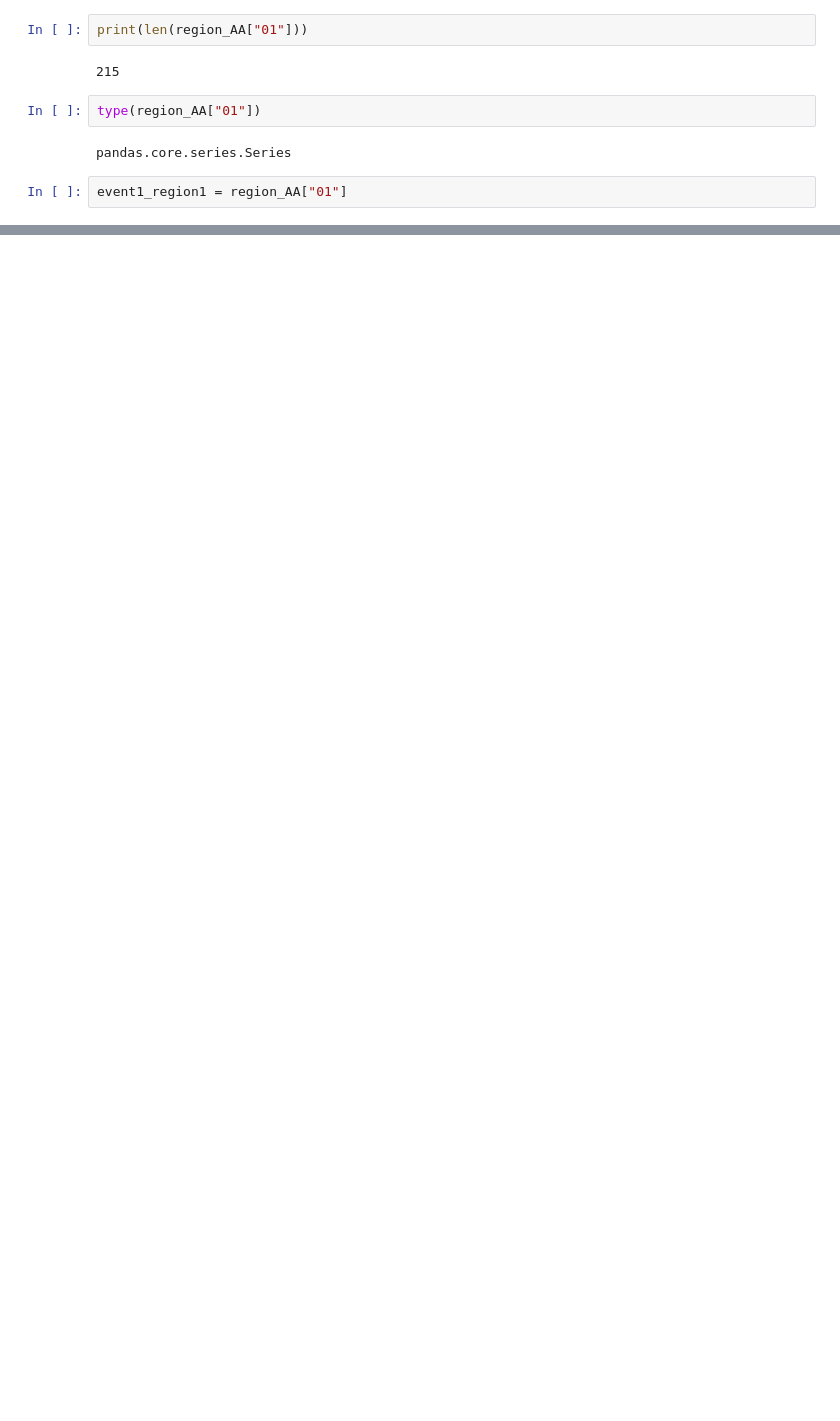
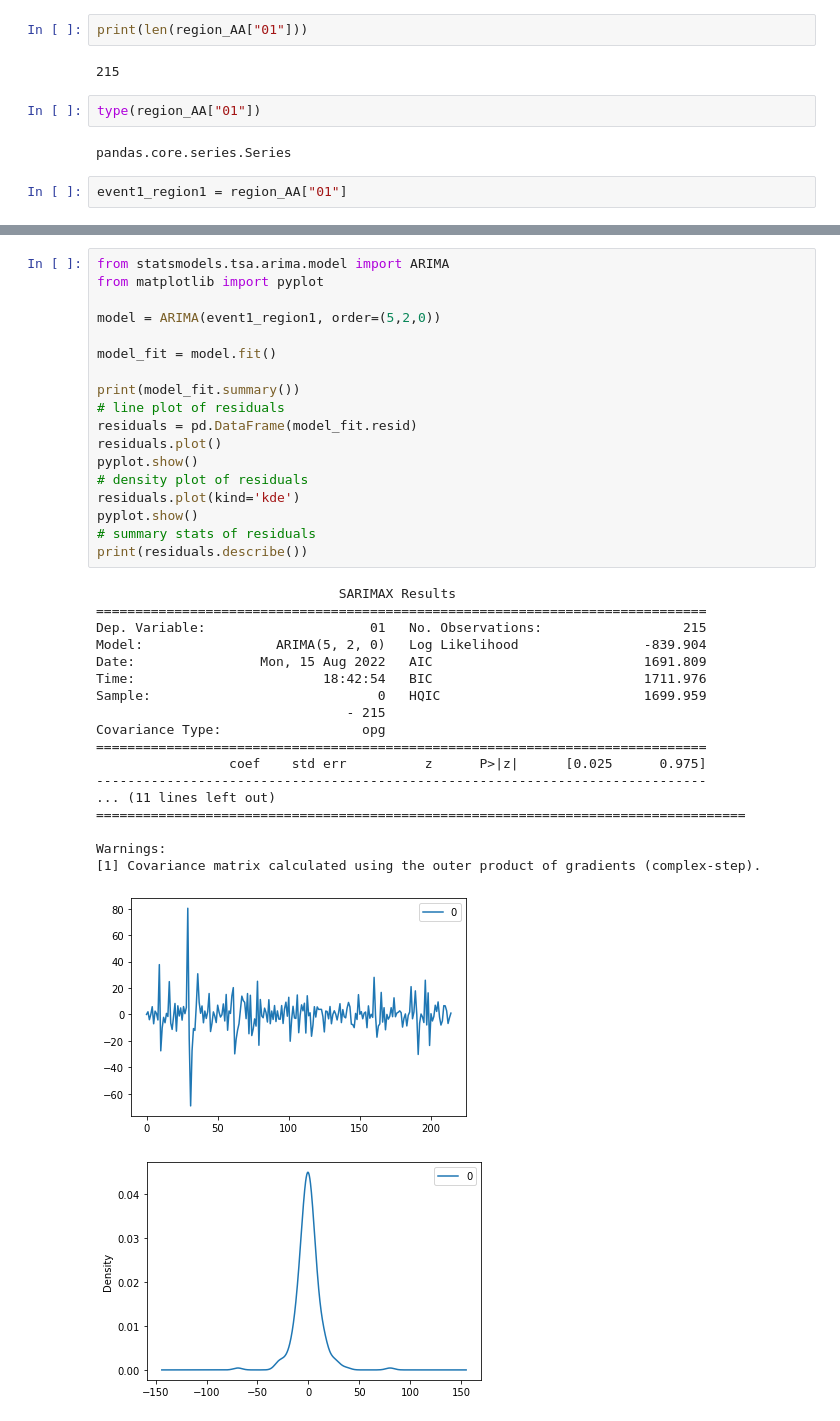
Before and after one commit to WillZ00/LISP-ATD-2022, a Jupyter notebook: ARIMA/arima.ipynb, the cells around one changed output, grey strips where cells are left out. Cells and saved outputs as stored; diff of their text form; blank space fills up the shorter version.

```diff
--- a/ARIMA/arima.ipynb
+++ b/ARIMA/arima.ipynb
@@ -105,0 +252,38 @@ train, test = train_test_split(y, train_size=100)
+# %%
+from statsmodels.tsa.arima.model import ARIMA
+from matplotlib import pyplot
+
+model = ARIMA(event1_region1, order=(5,2,0))
+
+model_fit = model.fit()
+
+print(model_fit.summary())
+# line plot of residuals
+residuals = pd.DataFrame(model_fit.resid)
+residuals.plot()
+pyplot.show()
+# density plot of residuals
+residuals.plot(kind='kde')
+pyplot.show()
+# summary stats of residuals
+print(residuals.describe())
+# %% [output]
+                               SARIMAX Results
+==============================================================================
+Dep. Variable:                     01   No. Observations:                  215
+Model:                 ARIMA(5, 2, 0)   Log Likelihood                -839.904
+Date:                Mon, 15 Aug 2022   AIC                           1691.809
+Time:                        18:42:54   BIC                           1711.976
+Sample:                             0   HQIC                          1699.959
+                                - 215
+Covariance Type:                  opg
+==============================================================================
+                 coef    std err          z      P>|z|      [0.025      0.975]
+------------------------------------------------------------------------------
+... (11 lines left out)
+===================================================================================
+
+Warnings:
+[1] Covariance matrix calculated using the outer product of gradients (complex-step).
+[figure, added]
+[figure, added]
```
Also changed, not shown: parts of 18 cells of this notebook.
